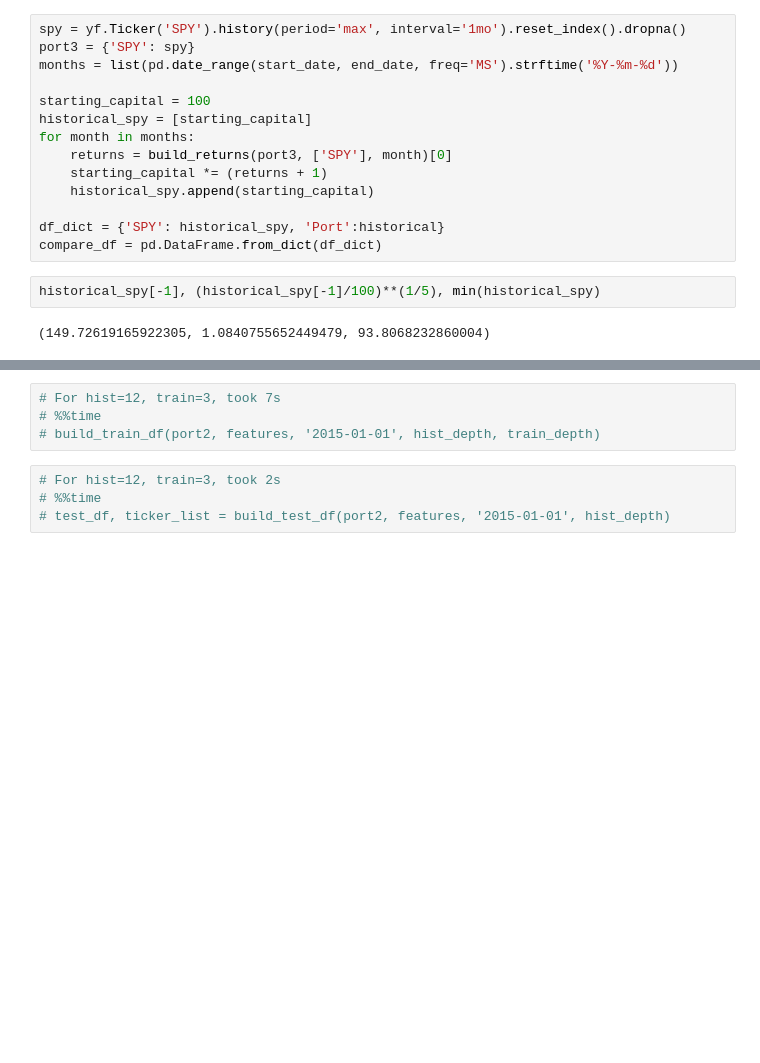
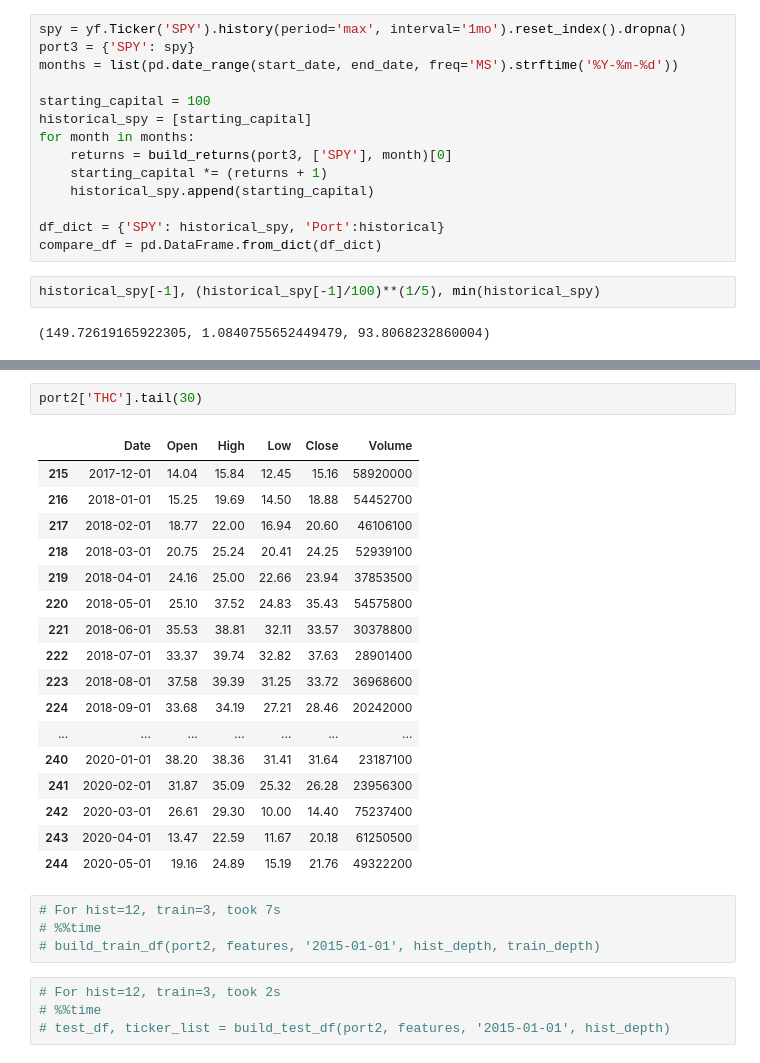
Before and after one commit to zshuzhang/BUMFML, a Jupyter notebook: data_processing.ipynb, the cells around one changed output, grey strips where cells are left out. Saved outputs shown, nothing was run; the diff lists cells and outputs as text; blank space fills up the shorter version.

```diff
--- a/data_processing.ipynb
+++ b/data_processing.ipynb
@@ -549,3 +603,23 @@ sns.lineplot(data=compare_df)
+# %%
+port2['THC'].tail(30)
+# %% [output]
+|  | Date | Open | High | Low | Close | Volume |
+| 215 | 2017-12-01 | 14.04 | 15.84 | 12.45 | 15.16 | 58920000 |
+| 216 | 2018-01-01 | 15.25 | 19.69 | 14.50 | 18.88 | 54452700 |
+| 217 | 2018-02-01 | 18.77 | 22.00 | 16.94 | 20.60 | 46106100 |
+| 218 | 2018-03-01 | 20.75 | 25.24 | 20.41 | 24.25 | 52939100 |
+| 219 | 2018-04-01 | 24.16 | 25.00 | 22.66 | 23.94 | 37853500 |
+| 220 | 2018-05-01 | 25.10 | 37.52 | 24.83 | 35.43 | 54575800 |
+| 221 | 2018-06-01 | 35.53 | 38.81 | 32.11 | 33.57 | 30378800 |
+| 222 | 2018-07-01 | 33.37 | 39.74 | 32.82 | 37.63 | 28901400 |
+| 223 | 2018-08-01 | 37.58 | 39.39 | 31.25 | 33.72 | 36968600 |
+| 224 | 2018-09-01 | 33.68 | 34.19 | 27.21 | 28.46 | 20242000 |
+| ... | ... | ... | ... | ... | ... | ... |
+| 240 | 2020-01-01 | 38.20 | 38.36 | 31.41 | 31.64 | 23187100 |
+| 241 | 2020-02-01 | 31.87 | 35.09 | 25.32 | 26.28 | 23956300 |
+| 242 | 2020-03-01 | 26.61 | 29.30 | 10.00 | 14.40 | 75237400 |
+| 243 | 2020-04-01 | 13.47 | 22.59 | 11.67 | 20.18 | 61250500 |
+| 244 | 2020-05-01 | 19.16 | 24.89 | 15.19 | 21.76 | 49322200 |
 # %%
 # For hist=12, train=3, took 7s
 # %%time
```
Also changed, not shown: parts of 16 cells of this notebook.
